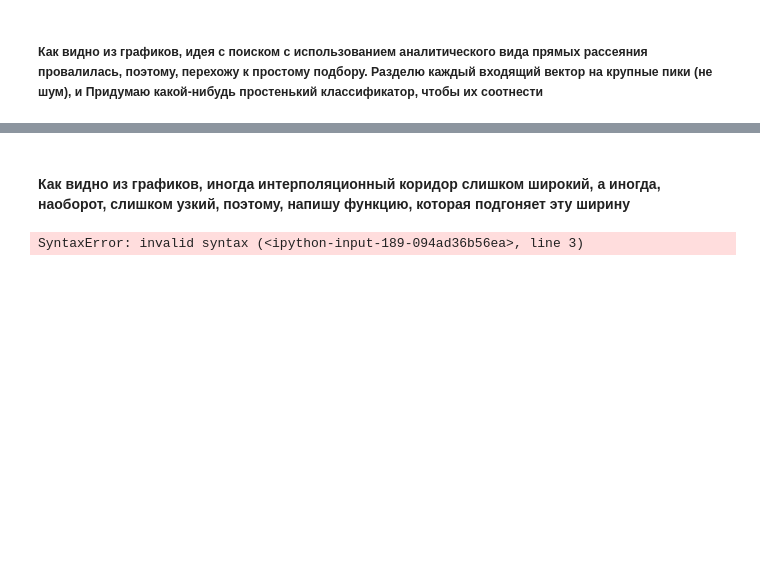
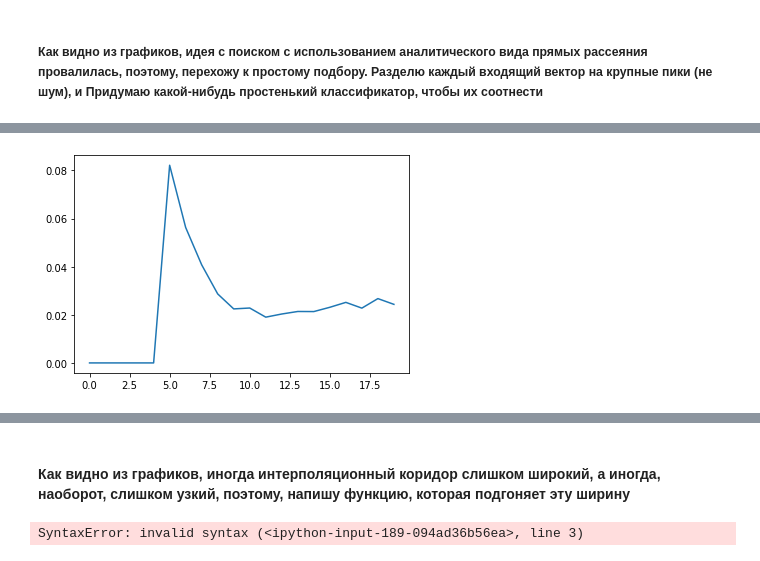
Before and after one commit to 89605502155/ML-repositry, a Jupyter notebook: new_interpolation.ipynb, the cells around one changed output, grey strips where cells are left out. Saved outputs shown, nothing was run; the diff lists cells and outputs as text; code cells hidden in the pictures; blank space fills up the shorter version.

```diff
--- a/new_interpolation.ipynb
+++ b/new_interpolation.ipynb
@@ -141,0 +158,6 @@ plt.show();
+# %%
+plt.plot(X[3,130:150,51])
+#plt.plot(Xw[:,35])
+plt.show();
+# %% [output]
+[figure, added]
```
Also changed, not shown: parts of 17 cells of this notebook.
